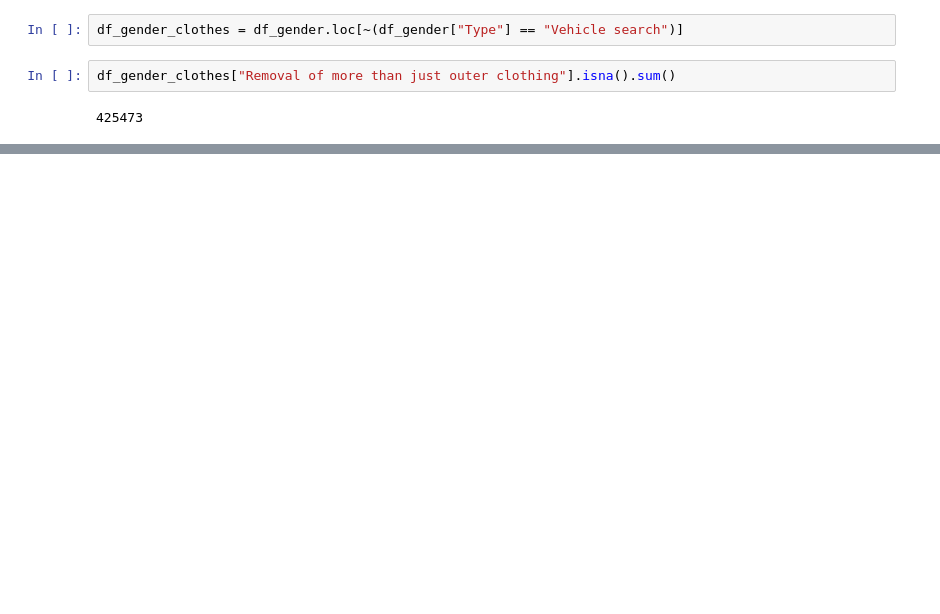
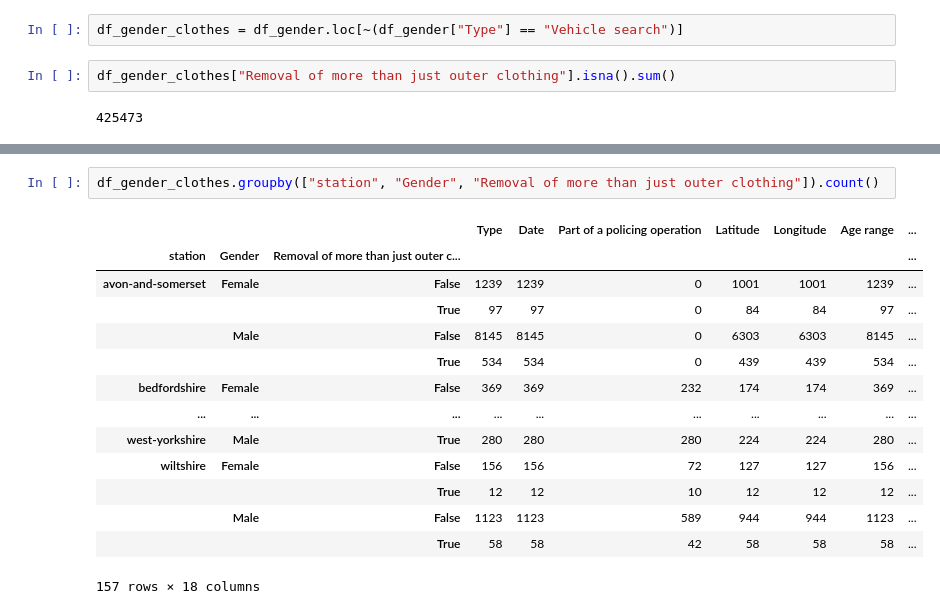
Before and after one commit to dbsousa01/Batch4-Capstone, a Jupyter notebook: Discrimination_EDA.ipynb, the cells around one changed output, grey strips where cells are left out. Drawn from its saved outputs; the diff is of its cells as text; blank space fills up the shorter version.

Commit message:
Added clothes removal analysis for gender class

```diff
--- a/Discrimination_EDA.ipynb
+++ b/Discrimination_EDA.ipynb
@@ -374,2 +376,19 @@ df_gender_cloth["Removal of more than just outer clothing"].isna().sum()
 # %% [output]
 0
+# %%
+df_gender_clothes.groupby(["station", "Gender", "Removal of more than just outer clothing"]).count()
+# %% [output]
+|  |  |  | Type | Date | Part of a policing operation | Latitude | Longitude | Age range | ... |
+| station | Gender | Removal of more than just outer c... |  |  |  |  |  |  | ... |
+| avon-and-somerset | Female | False | 1239 | 1239 | 0 | 1001 | 1001 | 1239 | ... |
+|  |  | True | 97 | 97 | 0 | 84 | 84 | 97 | ... |
+|  | Male | False | 8145 | 8145 | 0 | 6303 | 6303 | 8145 | ... |
+|  |  | True | 534 | 534 | 0 | 439 | 439 | 534 | ... |
+| bedfordshire | Female | False | 369 | 369 | 232 | 174 | 174 | 369 | ... |
+| ... | ... | ... | ... | ... | ... | ... | ... | ... | ... |
+| west-yorkshire | Male | True | 280 | 280 | 280 | 224 | 224 | 280 | ... |
+| wiltshire | Female | False | 156 | 156 | 72 | 127 | 127 | 156 | ... |
+|  |  | True | 12 | 12 | 10 | 12 | 12 | 12 | ... |
+|  | Male | False | 1123 | 1123 | 589 | 944 | 944 | 1123 | ... |
+|  |  | True | 58 | 58 | 42 | 58 | 58 | 58 | ... |
+157 rows × 18 columns
```
Also changed, not shown: parts of 15 cells of this notebook.
